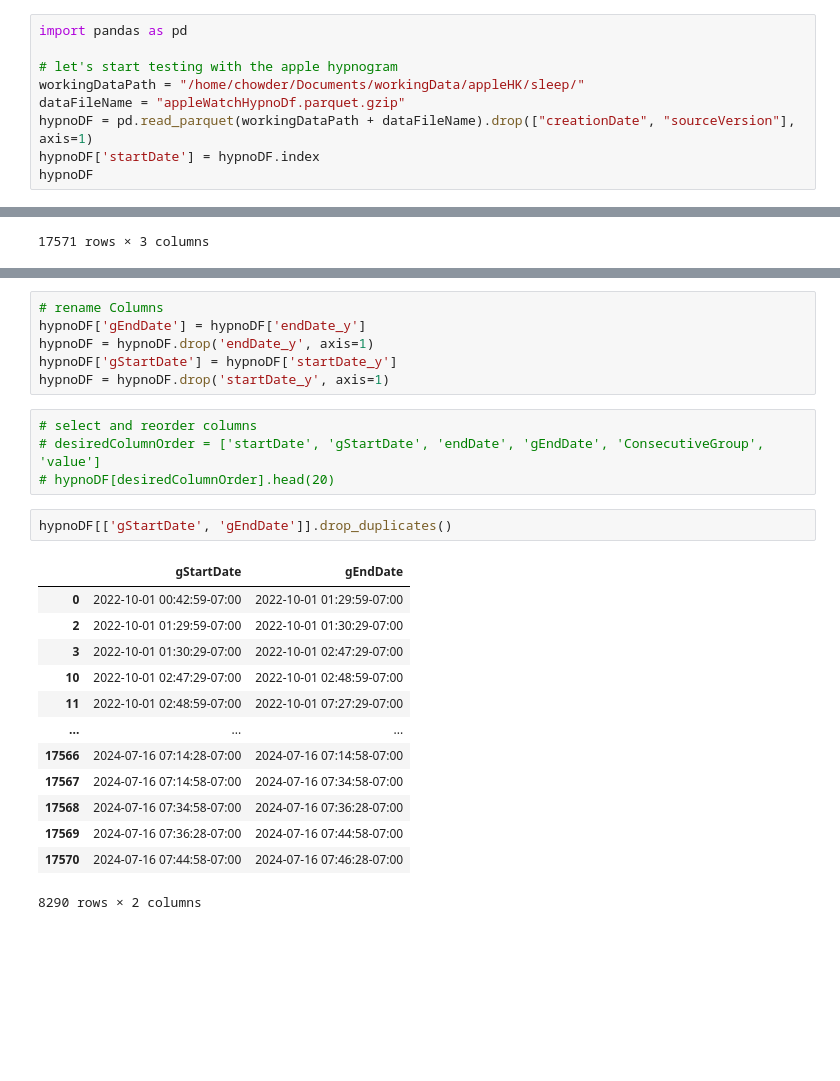
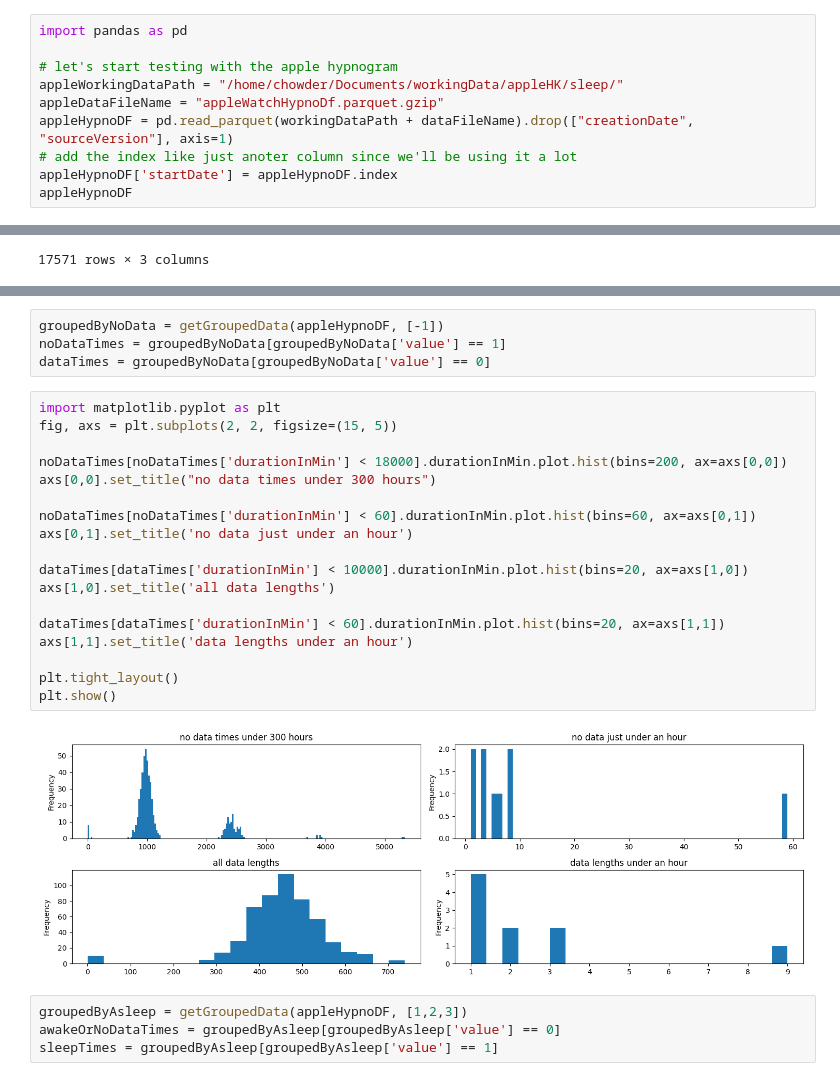
Before and after one commit to AbhikChowdhury6/dataImport, a Jupyter notebook: analyisis/groupingSleeps.ipynb, the cells around one changed output, grey strips where cells are left out. Saved outputs shown, nothing was run; the diff lists cells and outputs as text; blank space fills up the shorter version.

Commit message:
analyzed contiguous sleep times from apple watches and was surprised at the high frequency data

```diff
--- a/analyisis/groupingSleeps.ipynb
+++ b/analyisis/groupingSleeps.ipynb
@@ -7,11 +7,12 @@
 import pandas as pd
 
 # let's start testing with the apple hypnogram
-workingDataPath = "/home/chowder/Documents/workingData/appleHK/sleep/"
-dataFileName = "appleWatchHypnoDf.parquet.gzip"
-hypnoDF = pd.read_parquet(workingDataPath + dataFileName).drop(["creationDate", "sourceVersion"], axis=1)
-hypnoDF['startDate'] = hypnoDF.index
-hypnoDF
+appleWorkingDataPath = "/home/chowder/Documents/workingData/appleHK/sleep/"
+appleDataFileName = "appleWatchHypnoDf.parquet.gzip"
+appleHypnoDF = pd.read_parquet(workingDataPath + dataFileName).drop(["creationDate", "sourceVersion"], axis=1)
+# add the index like just anoter column since we'll be using it a lot
+appleHypnoDF['startDate'] = appleHypnoDF.index
+appleHypnoDF
 # %% [output]
 |  | endDate | value | startDate |
 | startDate |  |  |  |
@@ -68,26 +76,28 @@ hypnoDF
-# %%
-# rename Columns
-hypnoDF['gEndDate'] = hypnoDF['endDate_y']
-hypnoDF = hypnoDF.drop('endDate_y', axis=1)
-hypnoDF['gStartDate'] = hypnoDF['startDate_y']
-hypnoDF = hypnoDF.drop('startDate_y', axis=1)
-# %%
-# select and reorder columns
-# desiredColumnOrder = ['startDate', 'gStartDate', 'endDate', 'gEndDate', 'ConsecutiveGroup', 'value']
-# hypnoDF[desiredColumnOrder].head(20)
-# %%
-hypnoDF[['gStartDate', 'gEndDate']].drop_duplicates()
-# %% [output]
-|  | gStartDate | gEndDate |
-| 0 | 2022-10-01 00:42:59-07:00 | 2022-10-01 01:29:59-07:00 |
-| 2 | 2022-10-01 01:29:59-07:00 | 2022-10-01 01:30:29-07:00 |
-| 3 | 2022-10-01 01:30:29-07:00 | 2022-10-01 02:47:29-07:00 |
-| 10 | 2022-10-01 02:47:29-07:00 | 2022-10-01 02:48:59-07:00 |
-| 11 | 2022-10-01 02:48:59-07:00 | 2022-10-01 07:27:29-07:00 |
-| ... | ... | ... |
-| 17566 | 2024-07-16 07:14:28-07:00 | 2024-07-16 07:14:58-07:00 |
-| 17567 | 2024-07-16 07:14:58-07:00 | 2024-07-16 07:34:58-07:00 |
-| 17568 | 2024-07-16 07:34:58-07:00 | 2024-07-16 07:36:28-07:00 |
-| 17569 | 2024-07-16 07:36:28-07:00 | 2024-07-16 07:44:58-07:00 |
-| 17570 | 2024-07-16 07:44:58-07:00 | 2024-07-16 07:46:28-07:00 |
-8290 rows × 2 columns
+# %%
+groupedByNoData = getGroupedData(appleHypnoDF, [-1])
+noDataTimes = groupedByNoData[groupedByNoData['value'] == 1]
+dataTimes = groupedByNoData[groupedByNoData['value'] == 0]
+# %%
+import matplotlib.pyplot as plt
+fig, axs = plt.subplots(2, 2, figsize=(15, 5))
+
+noDataTimes[noDataTimes['durationInMin'] < 18000].durationInMin.plot.hist(bins=200, ax=axs[0,0])
+axs[0,0].set_title("no data times under 300 hours")
+
+noDataTimes[noDataTimes['durationInMin'] < 60].durationInMin.plot.hist(bins=60, ax=axs[0,1])
+axs[0,1].set_title('no data just under an hour')
+
+dataTimes[dataTimes['durationInMin'] < 10000].durationInMin.plot.hist(bins=20, ax=axs[1,0])
+axs[1,0].set_title('all data lengths')
+
+dataTimes[dataTimes['durationInMin'] < 60].durationInMin.plot.hist(bins=20, ax=axs[1,1])
+axs[1,1].set_title('data lengths under an hour')
+
+plt.tight_layout()
+plt.show()
+# %% [output]
+[figure, added]
+# %%
+groupedByAsleep = getGroupedData(appleHypnoDF, [1,2,3])
+awakeOrNoDataTimes = groupedByAsleep[groupedByAsleep['value'] == 0]
+sleepTimes = groupedByAsleep[groupedByAsleep['value'] == 1]
```
Also changed, not shown: parts of 11 cells of this notebook.
